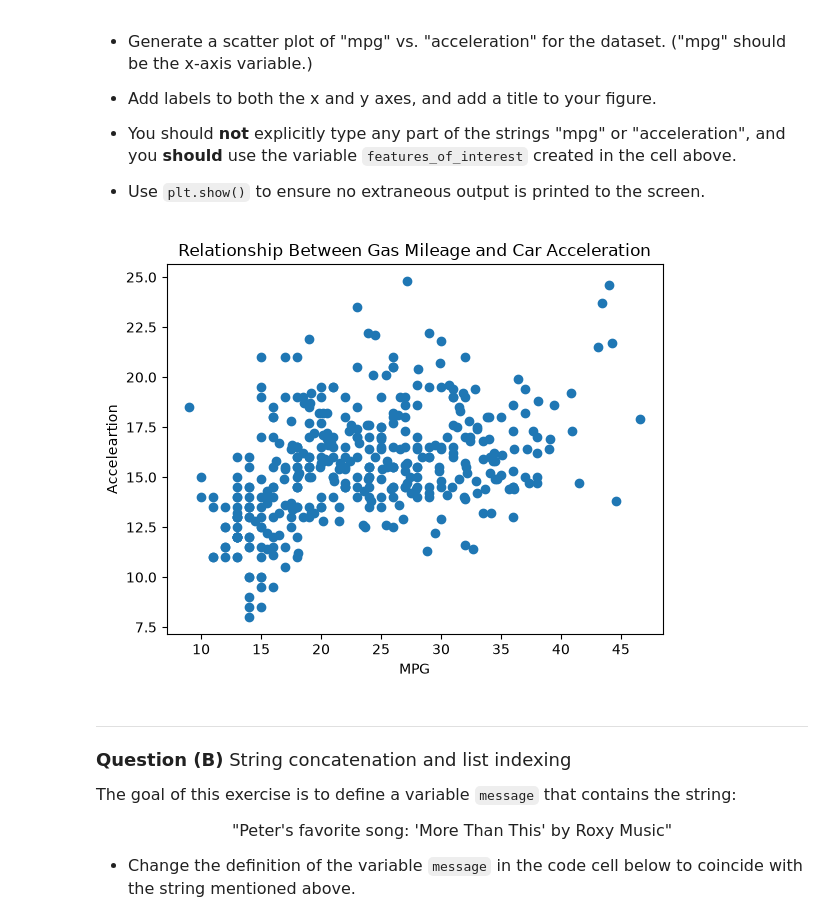
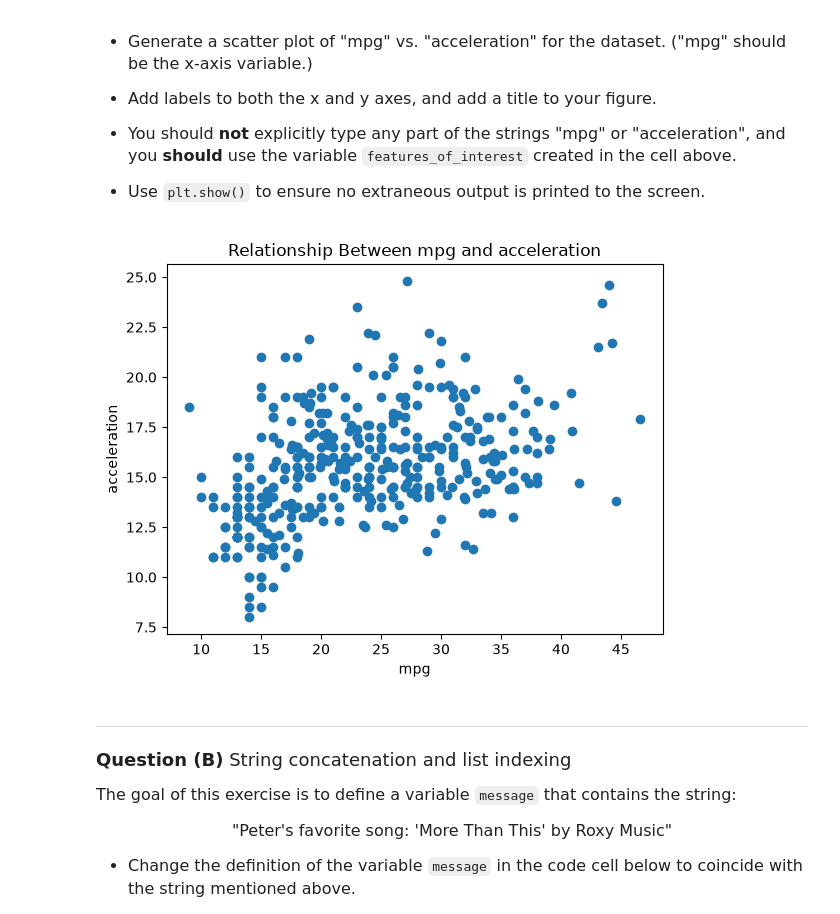
Before and after one commit to katiejoohongkang-cloud/datasci151fall2026, a Jupyter notebook: _quizzes/practice_quiz/practice_quiz.ipynb, the cells around one changed output. Drawn from its saved outputs; the diff is of its cells as text; code cells hidden in the pictures.

```diff
--- a/_quizzes/practice_quiz/practice_quiz.ipynb
+++ b/_quizzes/practice_quiz/practice_quiz.ipynb
@@ -76,13 +76,13 @@ Name: mpg, dtype: float64
 # %%
 # your code here
 import matplotlib.pyplot as plt
 plt.scatter(x = df[features_of_interest[3]], y = df[features_of_interest[0]])
-plt.xlabel("MPG")
-plt.ylabel("Acceleartion")
-plt.title("Relationship Between Gas Mileage and Car Acceleration")
+plt.xlabel(features_of_interest[3])
+plt.ylabel(features_of_interest[0])
+plt.title("Relationship Between " + features_of_interest[3] + " and " + features_of_interest[0])
 plt.show()
 # %% [output]
-[figure, old version]
+[figure, new version]
 # %% [markdown]
 _______________________________
 <font size = "4">
```
Also changed, not shown: parts of 3 cells of this notebook.
